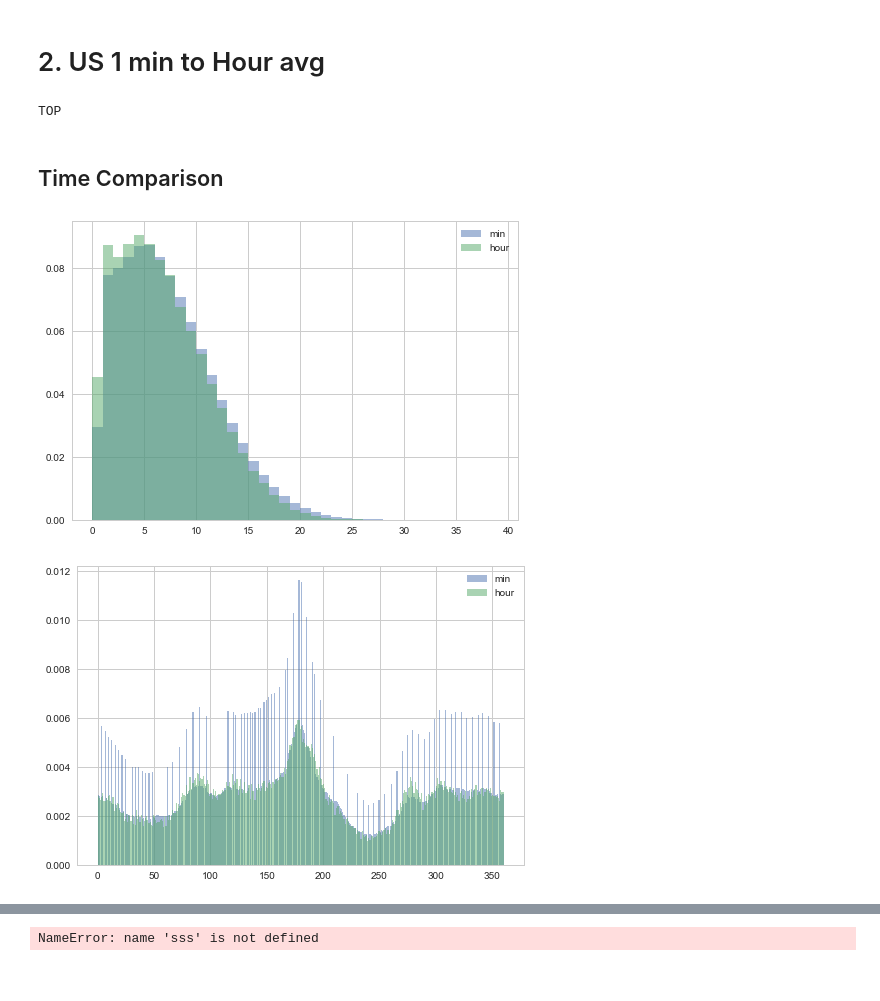
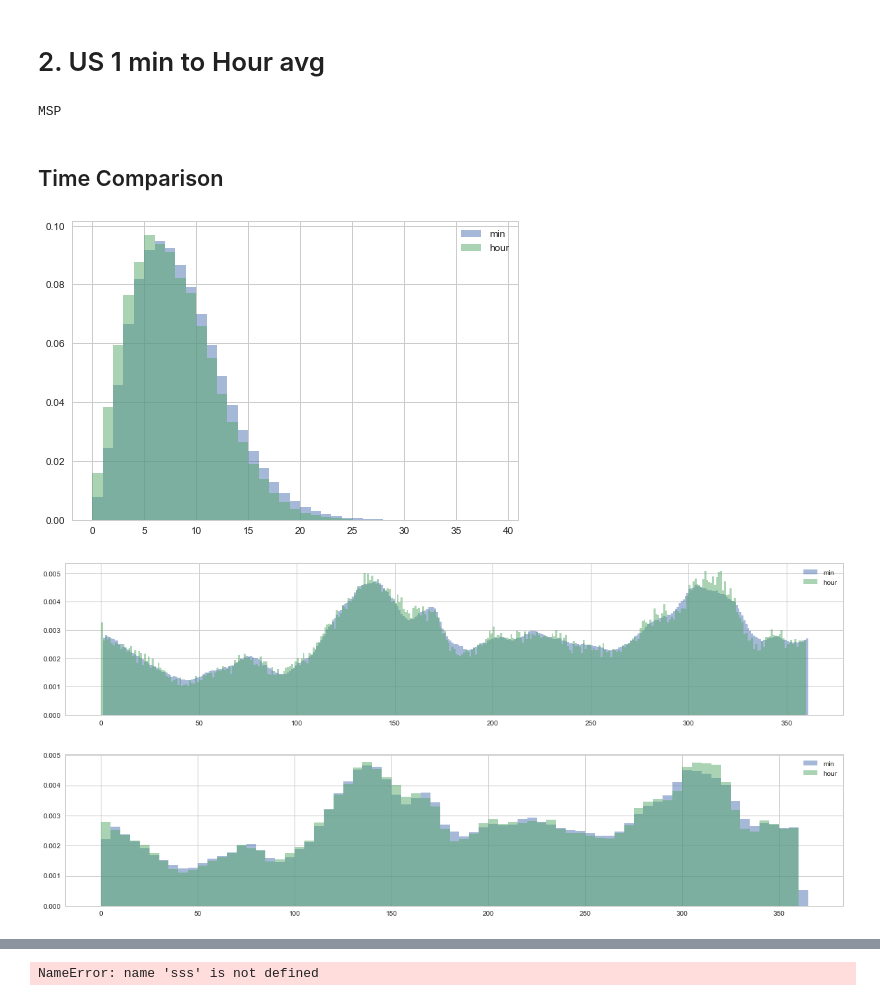
Before and after one commit to cqcn1991/Wind-Speed-Analysis, a Jupyter notebook: file_format.ipynb, the cells around one changed output, grey strips where cells are left out. Drawn from its saved outputs; the diff is of its cells as text; code cells hidden in the pictures.

```diff
--- a/file_format.ipynb
+++ b/file_format.ipynb
@@ -17 +8,12 @@ file_dir = 'TOP'
+# %%
+# file_dir, save_file_dir  = 'TOP' , 'TOP'
+# file_dir, save_file_dir = 'DEN', './data/asos/denver'
+
+# file_dir, save_file_dir = 'BIS', './data/asos/bismarck_ND'
+# file_dir, save_file_dir = 'ABR', './data/asos/aberdeen_SD' # only to 2012
+file_dir, save_file_dir = 'MSP', './data/asos/minneapolis'
+
+# file_dir, save_file_dir = 'DSM', './data/asos/des_moines_IA'
+# file_dir, save_file_dir = 'SPI', './data/asos/springfield_IL'
+# file_dir, save_file_dir = 'LNK', './data/asos/lincoln_NE'
 # %%
@@ -179,23 +217,24 @@ df.to_csv(file_dir + '/minute_avg.csv', index=False)
 # %%
 print(file_dir)
 # %% [output]
-TOP
+MSP
 # %%
-df = pd.read_csv(file_dir + '/minute_avg.csv', header=0, skipinitialspace=True, dtype={'HrMn': object})
+df = pd.read_csv(save_file_dir + '/minute_avg.csv', header=0, skipinitialspace=True, dtype={'HrMn': object})
 
-df['speed']=pd.to_numeric(df['speed'], downcast='integer', errors='coerce')
-df['dir']=pd.to_numeric(df['dir'], downcast='integer', errors='coerce')
-df['dir_max']=pd.to_numeric(df['dir_max'], downcast='integer', errors='coerce')
+df['speed']=pd.to_numeric(df['speed'], errors='coerce')
+df['dir']=pd.to_numeric(df['dir'], errors='coerce')
 df['speed_max']=pd.to_numeric(df['speed_max'], downcast='integer', errors='coerce')
 df = df.dropna()
-df=df[['date','HrMn','dir','speed','dir_max','speed_max']]
+df=df[['date','HrMn','dir','speed','speed_max']]
 # %%
 df['Hr']=df['HrMn'].apply(lambda x: int(str(x)[:-2]))
-df.dir = np.radians(df.dir)
-temp_df =df.groupby(['date', 'Hr']).agg({'speed' : np.mean,'dir': sp.stats.circmean,'speed_max': np.max}).reset_index()
-df.dir = np.degrees(df.dir)
-temp_df.dir = np.degrees(temp_df.dir)
+df['x'] = df['speed'] * cos(df['dir'] * pi / 180.0)
+df['y'] = df['speed'] * sin(df['dir'] * pi / 180.0)
+temp_df = df.groupby(['date', 'Hr']).agg({'x' : np.mean,'y': np.mean,'speed_max': np.max}).reset_index()
+temp_df['speed']=np.sqrt(temp_df.x**2 + temp_df.y**2)
+temp_df['dir']=np.degrees(np.arctan2(temp_df.y, temp_df.x))%360
 temp_df['HrMn']=temp_df['Hr'].apply(lambda x: "%02d00"%x)
+temp_df.drop(['Hr', 'x','y'], 1, inplace=True)
 # %% [markdown]
 ## Time Comparison
 # %%
@@ -204,11 +243,18 @@ df['speed'].hist(bins=bins, normed=True,alpha=0.5,label='min')
 temp_df['speed'].hist(bins=bins, normed=True,alpha=0.5,label='hour')
 plt_configure(legend=True)
 # %% [output]
-[figure, old version]
+[figure, new version]
 # %%
-bins=arange(0,361)
+bins=arange(0,362)
 df['dir'].hist(bins=bins, normed=True,alpha=0.5,label='min')
 temp_df['dir'].hist(bins=bins, normed=True,alpha=0.5,label='hour')
-plt_configure(legend=True)
+plt_configure(legend=True, figsize=(20,4))
 # %% [output]
-[figure, old version]
+[figure, new version]
+# %%
+bins=arange(0,370,5)
+df['dir'].hist(bins=bins, normed=True,alpha=0.5,label='min')
+temp_df['dir'].hist(bins=bins, normed=True,alpha=0.5,label='hour')
+plt_configure(legend=True, figsize=(20,4))
+# %% [output]
+[figure, added]
```
Also changed, not shown: parts of 14 cells of this notebook, 7 other files.
